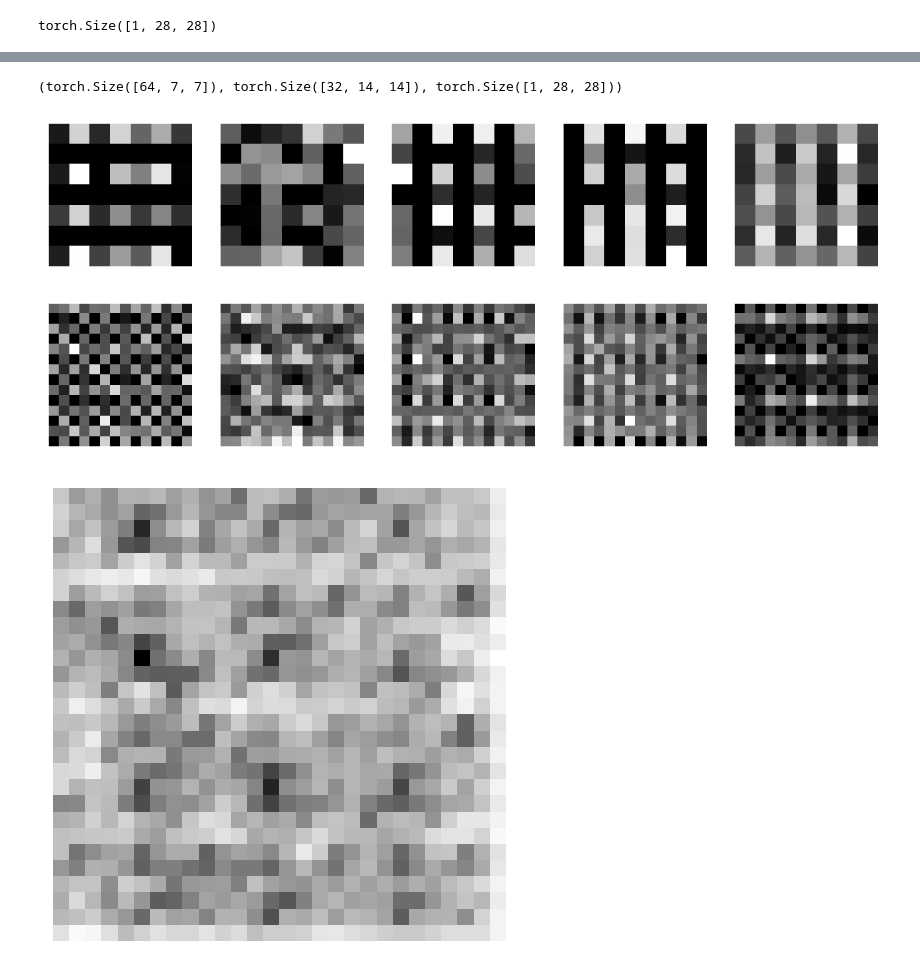
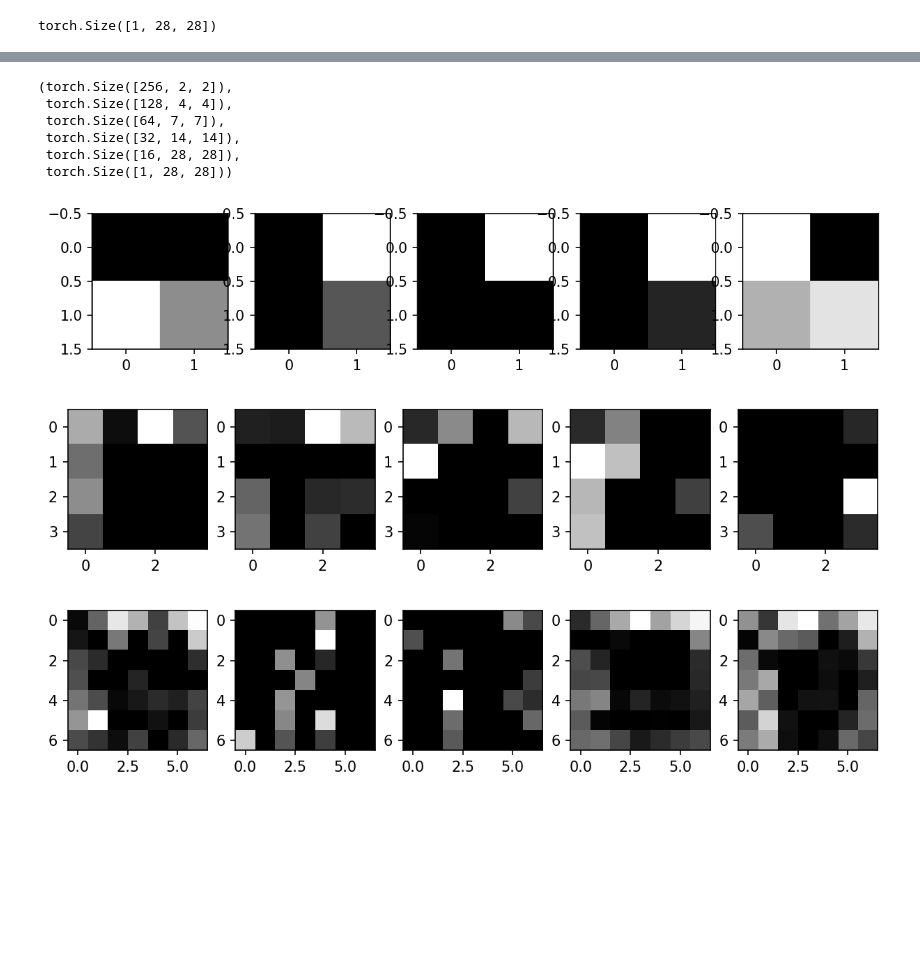
Before and after one commit to mikkeldah/IT3030---Deep-Learning, a Jupyter notebook: Project 3 - Deep Generative Models/ae_generator.ipynb, the cells around one changed output, grey strips where cells are left out. Drawn from its saved outputs; the diff is of its cells as text; code cells hidden in the pictures; blank space fills up the shorter version.

```diff
--- a/Project 3 - Deep Generative Models/ae_generator.ipynb
+++ b/Project 3 - Deep Generative Models/ae_generator.ipynb
@@ -18,7 +20,13 @@ model.load_state_dict(torch.load('trained_models/auto_encoder.pt'))
 # %% [output]
 <All keys matched successfully>
 # %%
-z = np.random.uniform(0, 1, size=(128, 4, 4))
+skew = True
+
+if not skew:
+    z = np.random.uniform(0, 1, size=(512, 1, 1))
+else:
+    z = np.maximum(skewnorm.rvs(a=5, size=(512, 1, 1)), 0)
+
 print(z.shape)
 plt.hist(z.flatten())
 # %% [output]
@@ -73,24 +80,42 @@ c2 = model.decoder[2](c1)
 c2 = F.relu(c2)
 
 c3 = model.decoder[4](c2)
+c3 = F.relu(c3)
 
-c1.shape, c2.shape, c3.shape
+
+c4 = model.decoder[6](c3)
+c4 = F.relu(c4)
+
+
+c5 = model.decoder[8](c4)
+c5 = F.relu(c5)
+
+
+c6 = model.decoder[10](c5)
+#c6 = F.relu(c6)
+
+
+c1.shape, c2.shape, c3.shape, c4.shape, c5.shape, c6.shape
 # %% [output]
-(torch.Size([64, 7, 7]), torch.Size([32, 14, 14]), torch.Size([1, 28, 28]))
+(torch.Size([256, 2, 2]),
+ torch.Size([128, 4, 4]),
+ torch.Size([64, 7, 7]),
+ torch.Size([32, 14, 14]),
+ torch.Size([16, 28, 28]),
+ torch.Size([1, 28, 28]))
 # %%
 # Visualize som feature maps from c1
 with torch.no_grad():
     # Create a figure with 5 horizontally arranged subplots
     fig, axs = plt.subplots(1, 5, figsize=(10, 6), dpi=150)
 
     # Plot each image in a separate subplot
     for i in range(5):
         axs[i].imshow(c1[i], cmap='gray')
-        axs[i].axis('off')
 
     plt.show()
 # %% [output]
-[figure, old version]
+[figure, new version]
 # %%
 with torch.no_grad():
     # Create a figure with 5 horizontally arranged subplots
@@ -99,20 +124,19 @@ with torch.no_grad():
     # Plot each image in a separate subplot
     for i in range(5):
         axs[i].imshow(c2[i], cmap='gray')
-        axs[i].axis('off')
 
     plt.show()
 # %% [output]
-[figure, old version]
+[figure, new version]
 # %%
 with torch.no_grad():
     # Create a figure with 5 horizontally arranged subplots
-    fig, axs = plt.subplots(1, 1, figsize=(6, 4), dpi=150)
+    fig, axs = plt.subplots(1, 5, figsize=(10, 6), dpi=150)
 
     # Plot each image in a separate subplot
-    axs.imshow(c3[0], cmap='gray')
-    axs.axis('off')
+    for i in range(5):
+        axs[i].imshow(c3[i], cmap='gray')
 
     plt.show()
 # %% [output]
-[figure, old version]
+[figure, new version]
```
Also changed, not shown: parts of 7 cells of this notebook, 3 other files.
